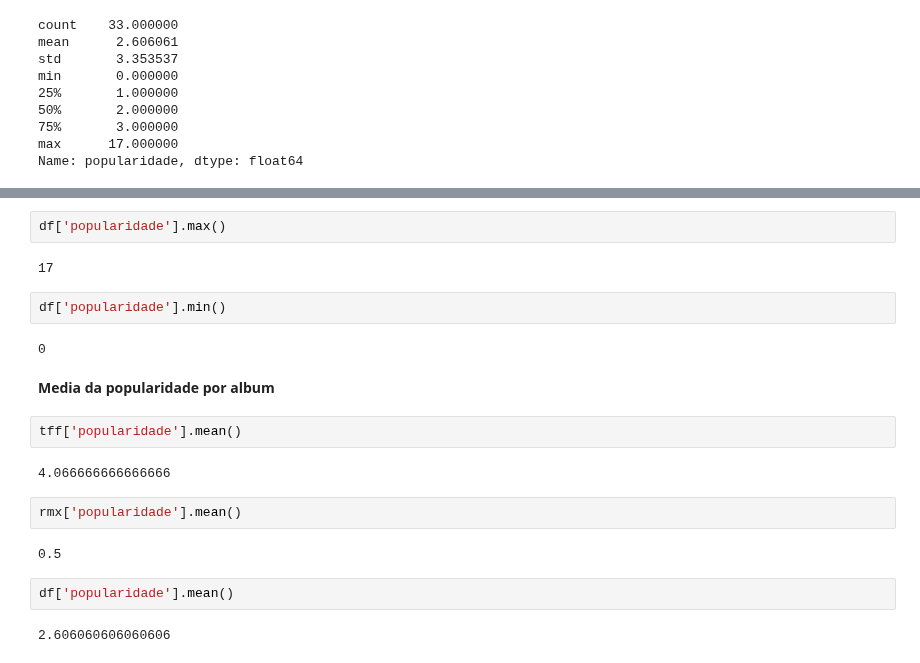
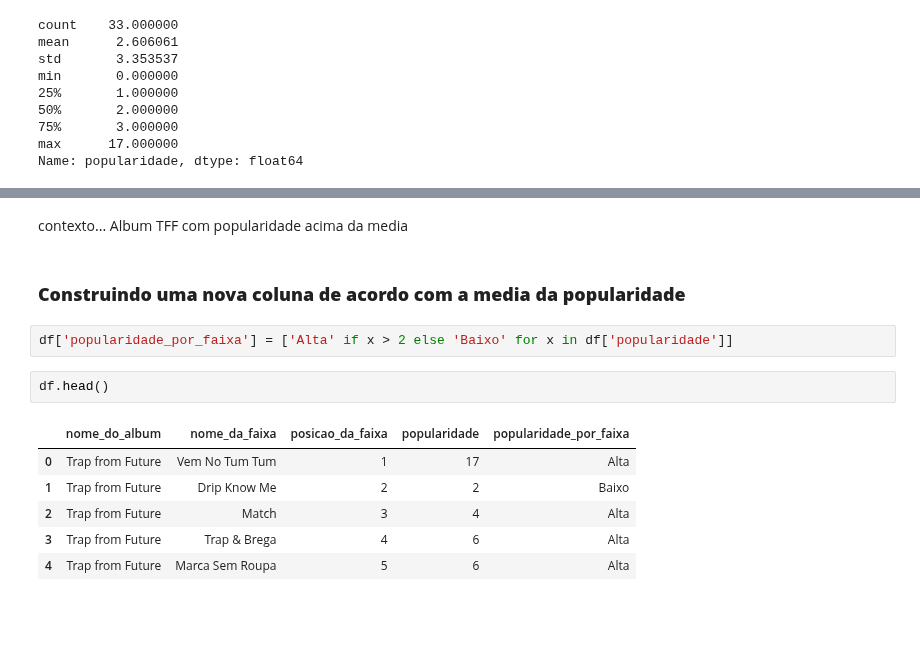
Before and after one commit to luislauriano/Data_Science, a Jupyter notebook: Projeto_construcao.ipynb, the cells around one changed output, grey strips where cells are left out. Saved outputs shown, nothing was run; the diff lists cells and outputs as text; blank space fills up the shorter version.

```diff
--- a/Projeto_construcao.ipynb
+++ b/Projeto_construcao.ipynb
@@ -657,22 +656,15 @@ Name: popularidade, dtype: int64
-# %%
-df['popularidade'].max()
-# %% [output]
-17
-# %%
-df['popularidade'].min()
-# %% [output]
-0
-# %% [markdown]
-**Media da popularidade por album**
-# %%
-tff['popularidade'].mean()
-# %% [output]
-4.066666666666666
-# %%
-rmx['popularidade'].mean()
-# %% [output]
-0.5
-# %%
-df['popularidade'].mean()
-# %% [output]
-2.606060606060606
+# %% [markdown]
+contexto... Album TFF com popularidade acima da media
+# %% [markdown]
+### **Construindo uma nova coluna de acordo com a media da popularidade**
+# %%
+df['popularidade_por_faixa'] = ['Alta' if x > 2 else 'Baixo' for x in df['popularidade']]
+# %%
+df.head()
+# %% [output]
+|  | nome_do_album | nome_da_faixa | posicao_da_faixa | popularidade | popularidade_por_faixa |
+| 0 | Trap from Future | Vem No Tum Tum | 1 | 17 | Alta |
+| 1 | Trap from Future | Drip Know Me | 2 | 2 | Baixo |
+| 2 | Trap from Future | Match | 3 | 4 | Alta |
+| 3 | Trap from Future | Trap & Brega | 4 | 6 | Alta |
+| 4 | Trap from Future | Marca Sem Roupa | 5 | 6 | Alta |
```
Also changed, not shown: parts of 12 cells of this notebook.
